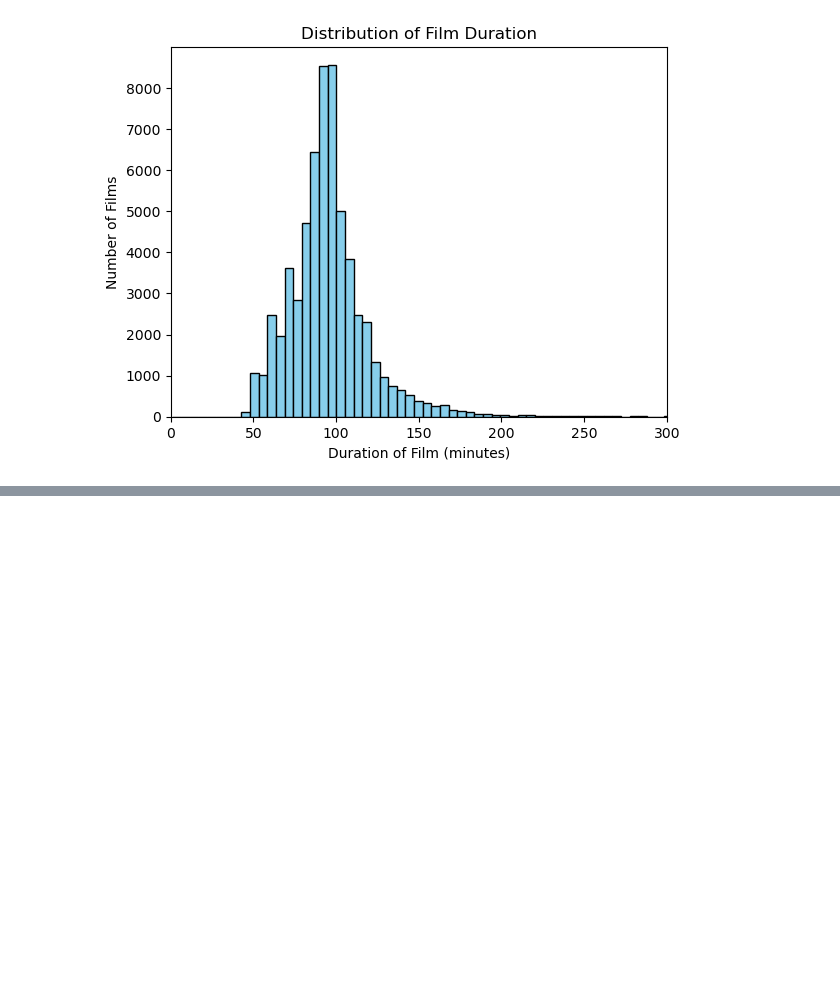
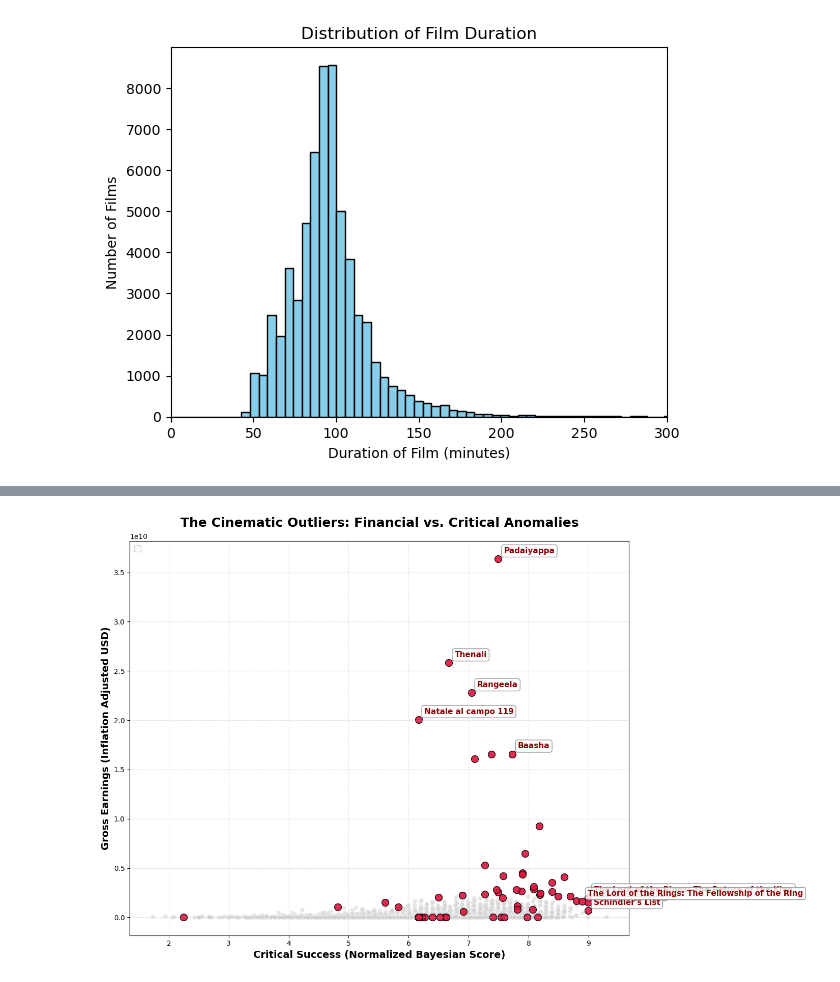
Before and after one commit to phodgkins/dm-movies, a Jupyter notebook: load_data.ipynb, the cells around one changed output, grey strips where cells are left out. Saved outputs shown, nothing was run; the diff lists cells and outputs as text; code cells hidden in the pictures; blank space fills up the shorter version.

Commit message:
dbscan clustering

```diff
--- a/load_data.ipynb
+++ b/load_data.ipynb
@@ -675,7 +675,7 @@ test[test.notna().all(axis=1)].head()
 ## Recommender
 # %%
 import pandas as pd
-df_new = pd.read_csv("data/clean_adjusted.csv")
-df_new.head()
+df_new = pd.read_csv("data/clean_adju`sted.csv")
+df_new[df_new.notna().all(axis=1)].head()
 # %% [output]
 |  | id | title | duration | mpa | rating | votes | gross_worldwide | gross_us_canada | release_date | ... |
@@ -919,0 +973,59 @@ plt.show()
+# %%
+plot_data = cluster_data.copy()
+plot_data[scale_cols] = scaler.inverse_transform(plot_data[scale_cols])
+
+plot_data['Movie Type'] = plot_data['dbscan_cluster'].apply(
+    lambda x: 'Anomaly' if x == -1 else 'Standard'
+)
+
+plt.figure(figsize=(14, 9))
+
+sns.scatterplot(
+    data=plot_data[plot_data['Movie Type'] == 'Standard'],
+    x='normalized_score',
+    y='inflation_adjusted_usd',
+    color='lightgray',
+    alpha=0.5,
+    s=40
+)
+
+sns.scatterplot(
+    data=plot_data[plot_data['Movie Type'] == 'Anomaly'],
+    x='normalized_score',
+    y='inflation_adjusted_usd',
+    color='crimson',
+    alpha=0.9,
+    s=100,
+    edgecolor='black',
+    linewidth=1
+)
+
+outliers = plot_data[plot_data['Movie Type'] == 'Anomaly']
+top_revenue = outliers.sort_values('inflation_adjusted_usd', ascending=False).head(5)
+top_score = outliers.sort_values('normalized_score', ascending=False).head(5)
+
+to_annotate = pd.concat([top_revenue, top_score]).drop_duplicates()
+
+for _, row in to_annotate.iterrows():
+    plt.annotate(
+        row['title'],
+        (row['normalized_score'], row['inflation_adjusted_usd']),
+        xytext=(8, 8),
+        textcoords='offset points',
+        fontsize=11,
+        fontweight='bold',
+        color='darkred',
+        bbox=dict(boxstyle="round,pad=0.3", fc="white", ec="gray", alpha=0.8)
+    )
+
+plt.title('The Cinematic Outliers: Financial vs. Critical Anomalies', fontsize=18, fontweight='bold', pad=20)
+plt.xlabel('Critical Success (Normalized Bayesian Score)', fontsize=14, fontweight='bold')
+plt.ylabel('Gross Earnings (Inflation Adjusted USD)', fontsize=14, fontweight='bold')
+
+plt.legend(fontsize=12, loc='upper left', framealpha=1)
+plt.grid(True, linestyle='--', alpha=0.4)
+plt.tight_layout()
+
+plt.show()
+# %% [output]
+[figure, added]
```
Also changed, not shown: parts of 4 cells of this notebook, 1 other file.
